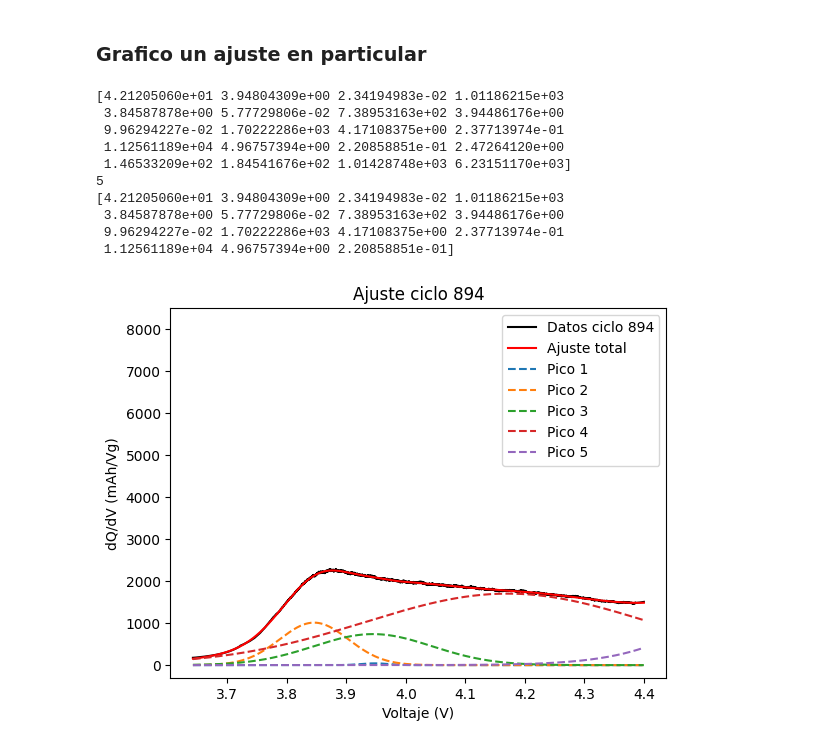
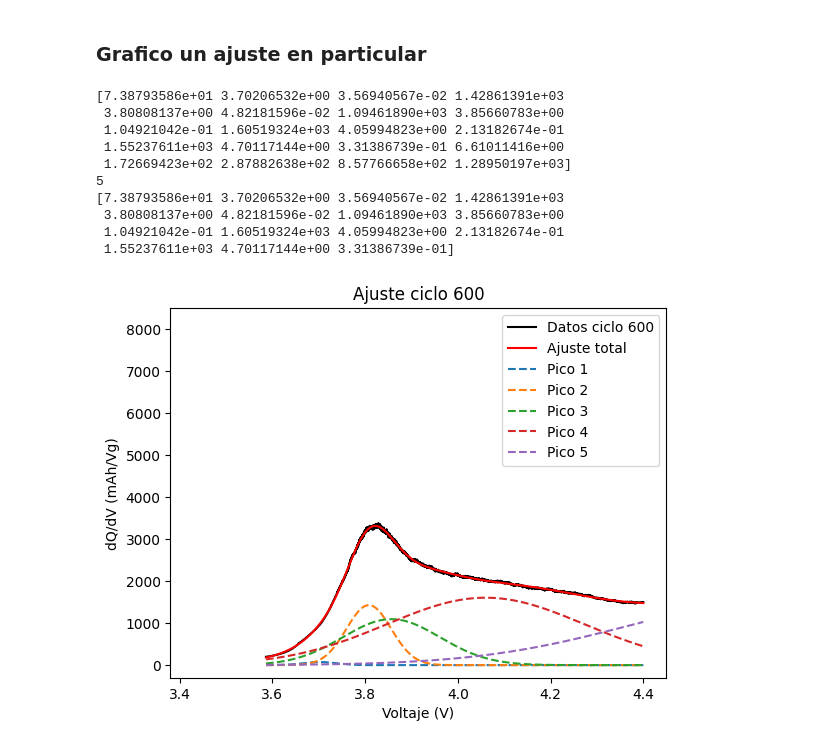
Before and after one commit to majodomenech/proc-icdv, a Jupyter notebook: estudio6-gauss-variosciclos-segunda.ipynb, the cells around one changed output. Drawn from its saved outputs; the diff is of its cells as text; code cells hidden in the pictures.

```diff
--- a/estudio6-gauss-variosciclos-segunda.ipynb
+++ b/estudio6-gauss-variosciclos-segunda.ipynb
@@ -470,11 +470,12 @@ plt.show()
 # %% ------------ Graficar ajuste de un ciclo usando lista de parámetros ----------------------------------------
 
 # ------ Elegir cuál y de qué loop ---------------
-ciclo = 894
-#df_final = pd.read_csv("./output/parametros_ajustes.csv", index_col=0)
-#df_final = pd.read_csv("./output/parametros_ajustes_300a600.csv", index_col=0)
-df_final = pd.read_csv("./output/parametros_ajustes_600a900.csv", index_col=0)
-nombre = '600a900-escaleado' # etiqueta gráfico
+ciclo = 600
+n_peaks = 5
+#df_final = pd.read_csv("./output/parametros_ajustes_moreSteps-10bounds.csv", index_col=0)
+df_final = pd.read_csv("./output/parametros_ajustes_300a600.csv", index_col=0)
+#df_final = pd.read_csv("./output/parametros_ajustes_600a900.csv", index_col=0)
+nombre = 'presentacion' # etiqueta gráfico
 # ------------------------------------------------
 
 df_ch = diccio[ciclo]['Ch']
@@ -491,40 +492,41 @@ print(popt)
 #colors_ciclos = cm.viridis(np.linspace(0, 1, len(indices_ciclos)))
 colors_peaks = cm.tab10.colors
 #colors_peaks = cm.cool(np.linspace(0, 1, n_peaks))
 
 plt.figure()
 
 y_fit = multi_gauss(V, *popt)
 #plt.plot(V, dqdv, color=colors_ciclos[ciclo], label=f"Datos ciclo {ciclo}")
 plt.plot(V, dqdv, color='black', label=f"Datos ciclo {ciclo}")
 plt.plot(V, y_fit, 'r-', label="Ajuste total")
 
 for i in range(0, len(popt), 3):
     a, mu, sigma = popt[i:i+3]
     j = i // 3   # índice de pico: 0,1,2,...
     plt.plot(V, gauss(V, a, mu, sigma), '--', color=colors_peaks[j % len(colors_peaks)], label=f"Pico {j + 1}")
 
 plt.legend()
 plt.xlabel("Voltaje (V)")
 plt.ylabel("dQ/dV (mAh/Vg)")
 plt.title(f"Ajuste ciclo {ciclo}")
 
 plt.ylim(-300,8500)
+plt.xlim(3.38,4.45)
 
 
 
 plt.savefig(f'./output/ajuste_picos_ciclo{ciclo}_{nombre}.png', dpi=300)
 #plt.close()
 plt.show()
 # %% [output]
-[4.21205060e+01 3.94804309e+00 2.34194983e-02 1.01186215e+03
- 3.84587878e+00 5.77729806e-02 7.38953163e+02 3.94486176e+00
- 9.96294227e-02 1.70222286e+03 4.17108375e+00 2.37713974e-01
- 1.12561189e+04 4.96757394e+00 2.20858851e-01 2.47264120e+00
- 1.46533209e+02 1.84541676e+02 1.01428748e+03 6.23151170e+03]
+[7.38793586e+01 3.70206532e+00 3.56940567e-02 1.42861391e+03
+ 3.80808137e+00 4.82181596e-02 1.09461890e+03 3.85660783e+00
+ 1.04921042e-01 1.60519324e+03 4.05994823e+00 2.13182674e-01
+ 1.55237611e+03 4.70117144e+00 3.31386739e-01 6.61011416e+00
+ 1.72669423e+02 2.87882638e+02 8.57766658e+02 1.28950197e+03]
 5
-[4.21205060e+01 3.94804309e+00 2.34194983e-02 1.01186215e+03
- 3.84587878e+00 5.77729806e-02 7.38953163e+02 3.94486176e+00
- 9.96294227e-02 1.70222286e+03 4.17108375e+00 2.37713974e-01
- 1.12561189e+04 4.96757394e+00 2.20858851e-01]
+[7.38793586e+01 3.70206532e+00 3.56940567e-02 1.42861391e+03
+ 3.80808137e+00 4.82181596e-02 1.09461890e+03 3.85660783e+00
+ 1.04921042e-01 1.60519324e+03 4.05994823e+00 2.13182674e-01
+ 1.55237611e+03 4.70117144e+00 3.31386739e-01]
-[figure, old version]
+[figure, new version]
```
